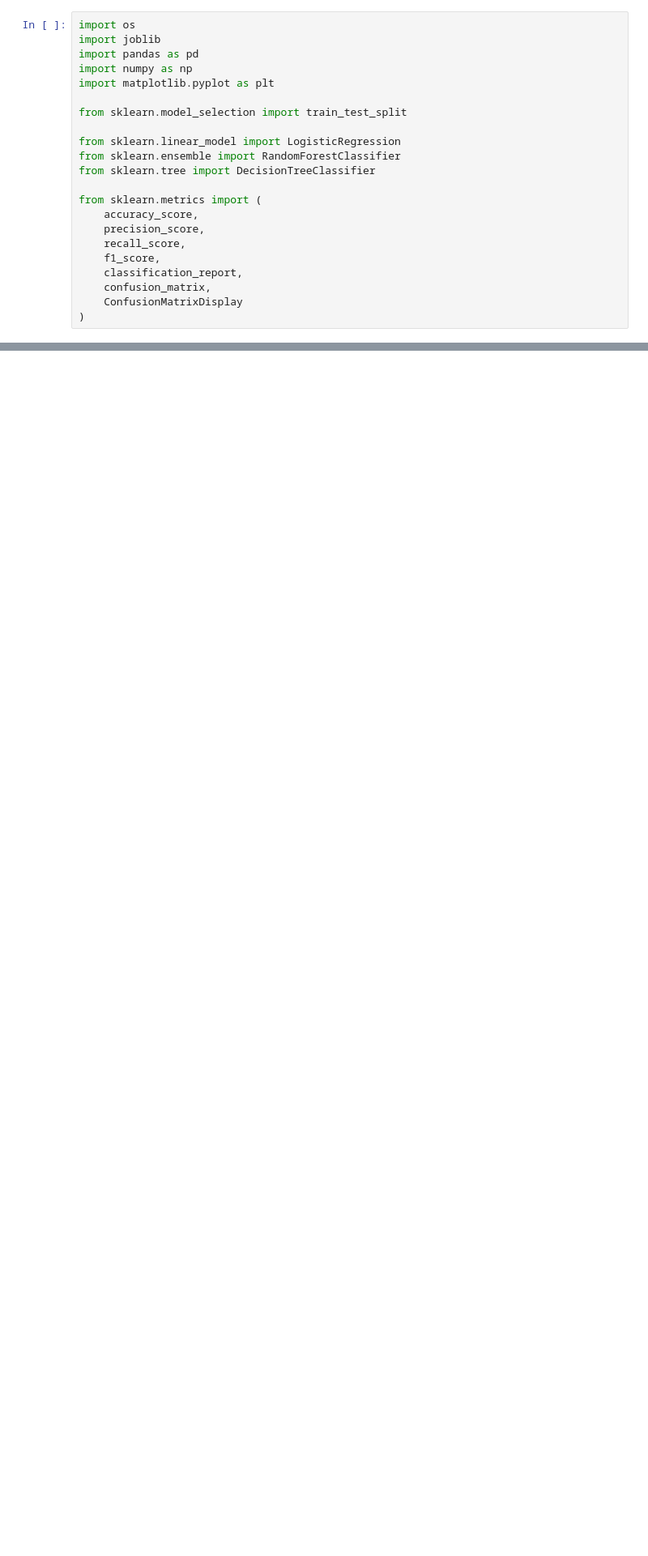
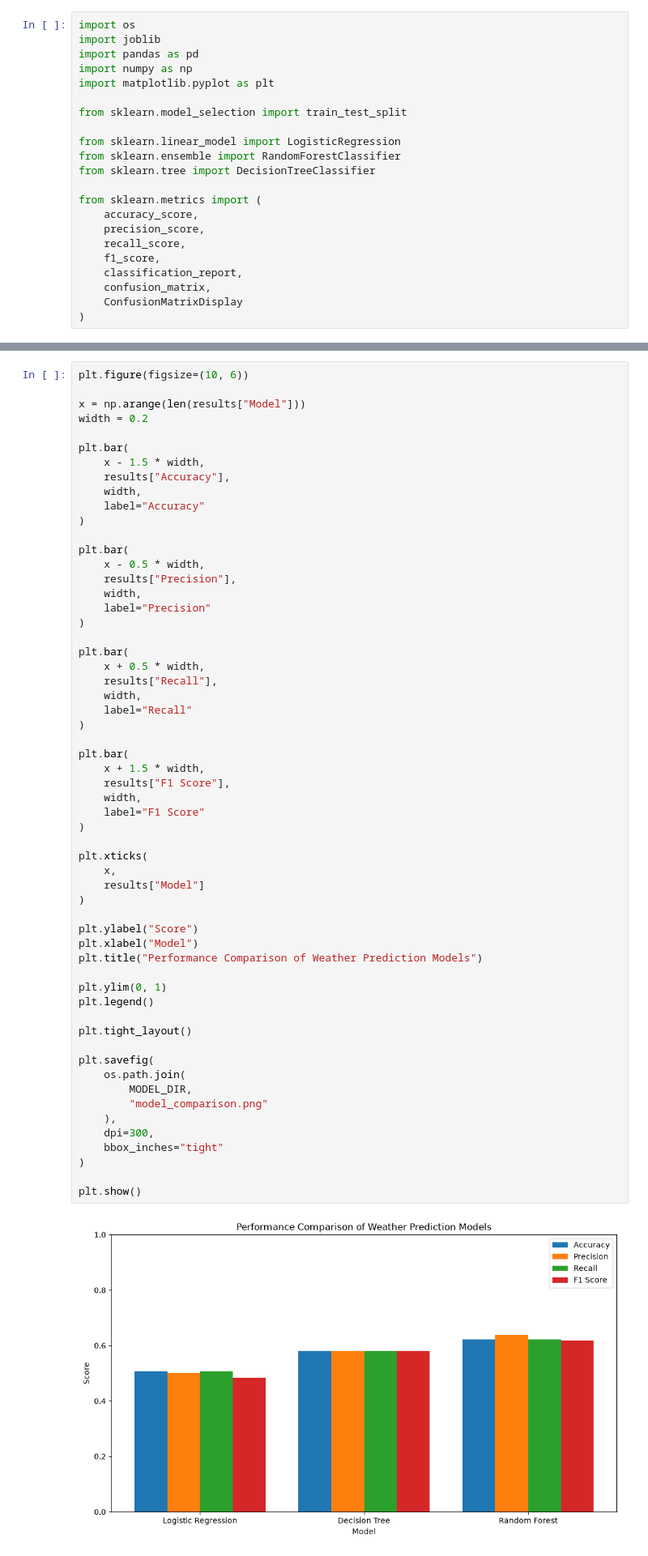
Before and after one commit to NoobNarasimharao/mlops-project-assignment, a Jupyter notebook: NoteBooks/model.ipynb, the cells around one changed output, grey strips where cells are left out. Shown at 81% size. Saved outputs shown, nothing was run; the diff lists cells and outputs as text; blank space fills up the shorter version.

```diff
--- a/NoteBooks/model.ipynb
+++ b/NoteBooks/model.ipynb
@@ -338,0 +606,60 @@ print("Model results saved.")
+# %%
+plt.figure(figsize=(10, 6))
+
+x = np.arange(len(results["Model"]))
+width = 0.2
+
+plt.bar(
+    x - 1.5 * width,
+    results["Accuracy"],
+    width,
+    label="Accuracy"
+)
+
+plt.bar(
+    x - 0.5 * width,
+    results["Precision"],
+    width,
+    label="Precision"
+)
+
+plt.bar(
+    x + 0.5 * width,
+    results["Recall"],
+    width,
+    label="Recall"
+)
+
+plt.bar(
+    x + 1.5 * width,
+    results["F1 Score"],
+    width,
+    label="F1 Score"
+)
+
+plt.xticks(
+    x,
+    results["Model"]
+)
+
+plt.ylabel("Score")
+plt.xlabel("Model")
+plt.title("Performance Comparison of Weather Prediction Models")
+
+plt.ylim(0, 1)
+plt.legend()
+
+plt.tight_layout()
+
+plt.savefig(
+    os.path.join(
+        MODEL_DIR,
+        "model_comparison.png"
+    ),
+    dpi=300,
+    bbox_inches="tight"
+)
+
+plt.show()
+# %% [output]
+[figure, added]
```
Also changed, not shown: parts of 41 cells of this notebook, 8 other files.
